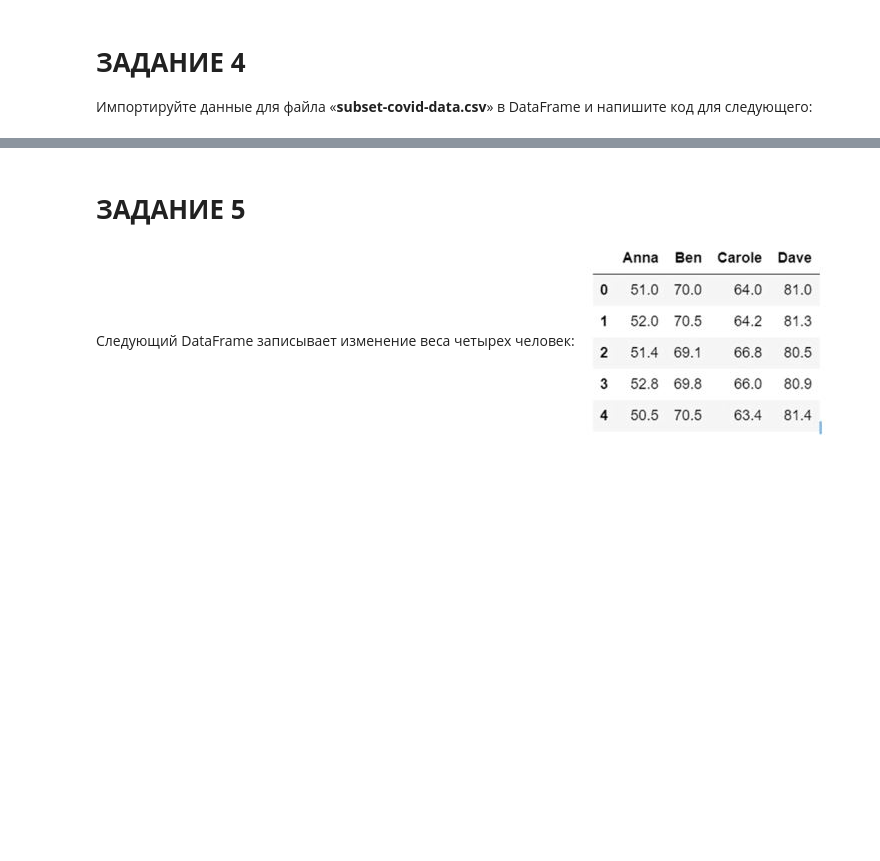
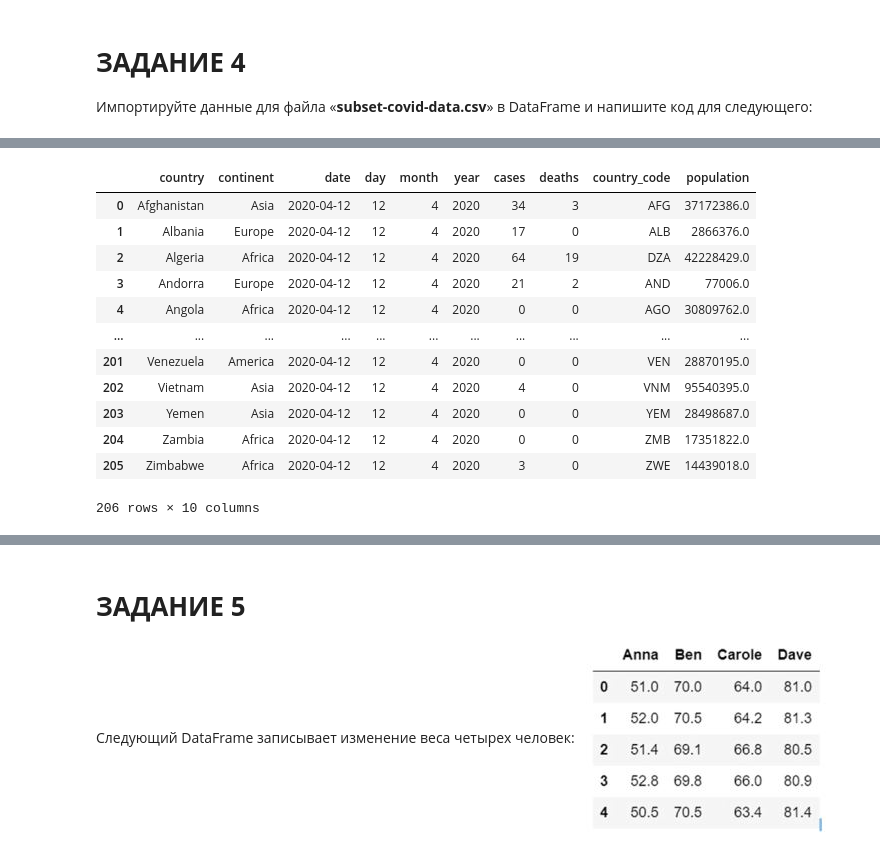
Before and after one commit to KravtsovaAlyona/rabota, a Jupyter notebook: Кравцова_контроль_заннипй.ipynb, the cells around one changed output, grey strips where cells are left out. Cells and saved outputs as stored; diff of their text form; code cells hidden in the pictures; blank space fills up the shorter version.

```diff
--- a/Кравцова_контроль_заннипй.ipynb
+++ b/Кравцова_контроль_заннипй.ipynb
@@ -148,0 +153,3 @@ KeyError: ignored
+# %%
+covid = pd.read_csv("subset-covid-data.csv",sep=',')
+covid.head()
@@ -149,4 +163,7 @@ KeyError: ignored
 # %%
 # 4.1. Удалить столбец «country_code».
+
 # ваш код
-x=df.pop('cc')
+df = covid
+x=df.pop('country_code')
+covid.head()
@@ -155,8 +177,23 @@ df
 # %%
 # 4.2. Вставить этот столбец обратно.
 
 # ваш код
-df.insert(8,'cc',x)
+covid.insert(8,'country_code',x)
+covid
+# %% [output]
+|  | country | continent | date | day | month | year | cases | deaths | country_code | population |
+| 0 | Afghanistan | Asia | 2020-04-12 | 12 | 4 | 2020 | 34 | 3 | AFG | 37172386.0 |
+| 1 | Albania | Europe | 2020-04-12 | 12 | 4 | 2020 | 17 | 0 | ALB | 2866376.0 |
+| 2 | Algeria | Africa | 2020-04-12 | 12 | 4 | 2020 | 64 | 19 | DZA | 42228429.0 |
+| 3 | Andorra | Europe | 2020-04-12 | 12 | 4 | 2020 | 21 | 2 | AND | 77006.0 |
+| 4 | Angola | Africa | 2020-04-12 | 12 | 4 | 2020 | 0 | 0 | AGO | 30809762.0 |
+| ... | ... | ... | ... | ... | ... | ... | ... | ... | ... | ... |
+| 201 | Venezuela | America | 2020-04-12 | 12 | 4 | 2020 | 0 | 0 | VEN | 28870195.0 |
+| 202 | Vietnam | Asia | 2020-04-12 | 12 | 4 | 2020 | 4 | 0 | VNM | 95540395.0 |
+| 203 | Yemen | Asia | 2020-04-12 | 12 | 4 | 2020 | 0 | 0 | YEM | 28498687.0 |
+| 204 | Zambia | Africa | 2020-04-12 | 12 | 4 | 2020 | 0 | 0 | ZMB | 17351822.0 |
+| 205 | Zimbabwe | Africa | 2020-04-12 | 12 | 4 | 2020 | 3 | 0 | ZWE | 14439018.0 |
+206 rows × 10 columns
 # %%
 # 4.3. Удалить первые три строки.
 
```
Also changed, not shown: parts of 29 cells of this notebook.
